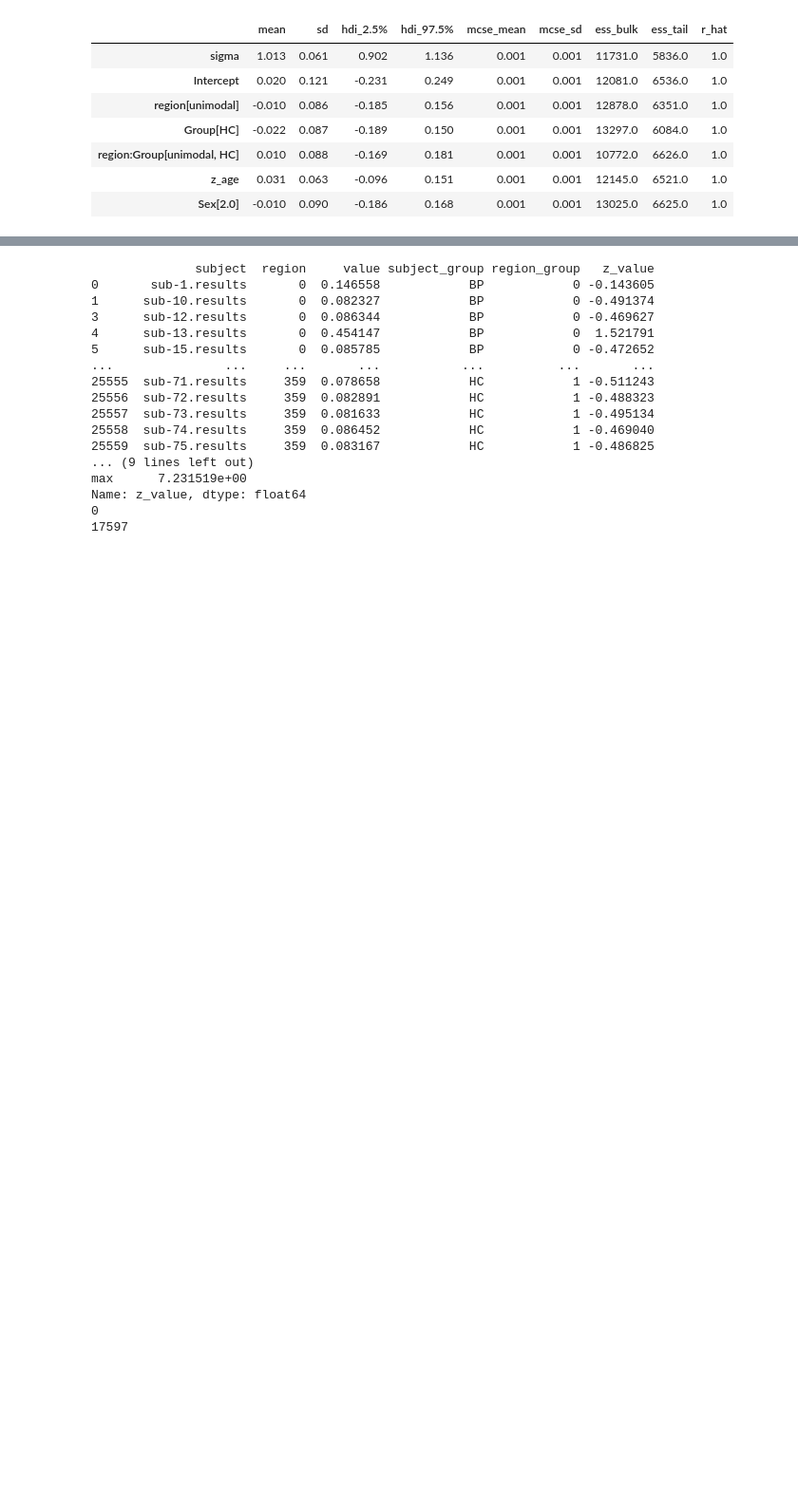
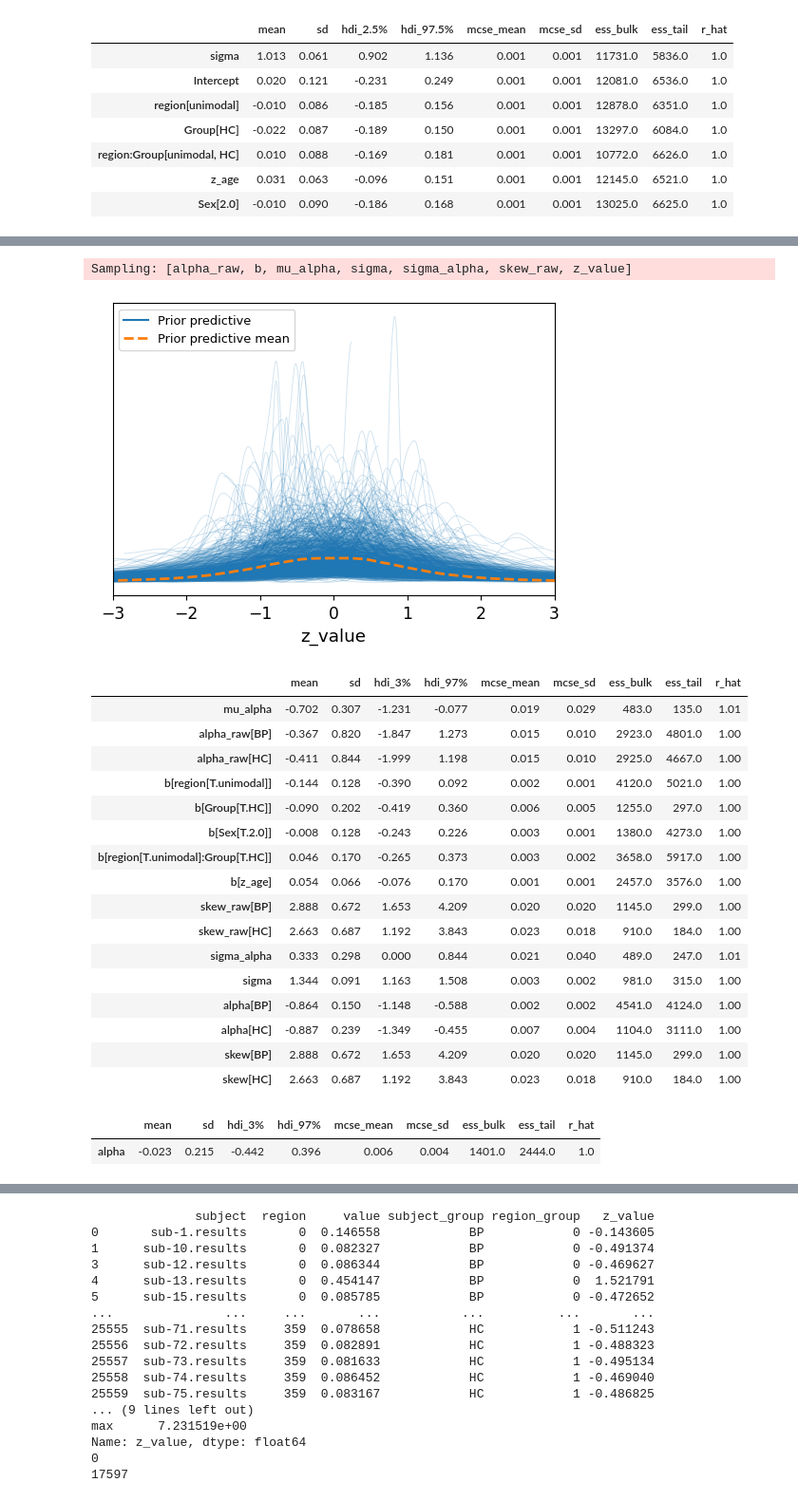
Before and after one commit to kaanka5312/FrequencySliding, a Jupyter notebook: Python/acw.ipynb, the cells around one changed output, grey strips where cells are left out. Shown at 95% size. Saved outputs shown, nothing was run; the diff lists cells and outputs as text; code cells hidden in the pictures; blank space fills up the shorter version.

```diff
--- a/Python/acw.ipynb
+++ b/Python/acw.ipynb
@@ -363,0 +440,59 @@ az.summary(fitted, hdi_prob=0.95)
+# %%
+import matplotlib.pyplot as plt
+import arviz as az
+with model:
+    prior_pred = pm.sample_prior_predictive(samples=1000, random_seed=123)
+
+az.plot_ppc(
+    prior_pred,
+    group="prior",          # <-- important: use prior, not posterior
+    data_pairs={"z_value": "z_value"},  # map model var -> observed name (often auto)
+    kind="kde",             # or "hist"
+    figsize=(6,4)
+)
+plt.xlim(-3, 3)  # Adjust limits based on your data range
+plt.show()
+
+az.summary(trace)
+# %% [output]
+Sampling: [alpha_raw, b, mu_alpha, sigma, sigma_alpha, skew_raw, z_value]
+[figure, added]
+|  | mean | sd | hdi_3% | hdi_97% | mcse_mean | mcse_sd | ess_bulk | ess_tail | r_hat |
+| mu_alpha | -0.702 | 0.307 | -1.231 | -0.077 | 0.019 | 0.029 | 483.0 | 135.0 | 1.01 |
+| alpha_raw[BP] | -0.367 | 0.820 | -1.847 | 1.273 | 0.015 | 0.010 | 2923.0 | 4801.0 | 1.00 |
+| alpha_raw[HC] | -0.411 | 0.844 | -1.999 | 1.198 | 0.015 | 0.010 | 2925.0 | 4667.0 | 1.00 |
+| b[region[T.unimodal]] | -0.144 | 0.128 | -0.390 | 0.092 | 0.002 | 0.001 | 4120.0 | 5021.0 | 1.00 |
+| b[Group[T.HC]] | -0.090 | 0.202 | -0.419 | 0.360 | 0.006 | 0.005 | 1255.0 | 297.0 | 1.00 |
+| b[Sex[T.2.0]] | -0.008 | 0.128 | -0.243 | 0.226 | 0.003 | 0.001 | 1380.0 | 4273.0 | 1.00 |
+| b[region[T.unimodal]:Group[T.HC]] | 0.046 | 0.170 | -0.265 | 0.373 | 0.003 | 0.002 | 3658.0 | 5917.0 | 1.00 |
+| b[z_age] | 0.054 | 0.066 | -0.076 | 0.170 | 0.001 | 0.001 | 2457.0 | 3576.0 | 1.00 |
+| skew_raw[BP] | 2.888 | 0.672 | 1.653 | 4.209 | 0.020 | 0.020 | 1145.0 | 299.0 | 1.00 |
+| skew_raw[HC] | 2.663 | 0.687 | 1.192 | 3.843 | 0.023 | 0.018 | 910.0 | 184.0 | 1.00 |
+| sigma_alpha | 0.333 | 0.298 | 0.000 | 0.844 | 0.021 | 0.040 | 489.0 | 247.0 | 1.01 |
+| sigma | 1.344 | 0.091 | 1.163 | 1.508 | 0.003 | 0.002 | 981.0 | 315.0 | 1.00 |
+| alpha[BP] | -0.864 | 0.150 | -1.148 | -0.588 | 0.002 | 0.002 | 4541.0 | 4124.0 | 1.00 |
+| alpha[HC] | -0.887 | 0.239 | -1.349 | -0.455 | 0.007 | 0.004 | 1104.0 | 3111.0 | 1.00 |
+| skew[BP] | 2.888 | 0.672 | 1.653 | 4.209 | 0.020 | 0.020 | 1145.0 | 299.0 | 1.00 |
+| skew[HC] | 2.663 | 0.687 | 1.192 | 3.843 | 0.023 | 0.018 | 910.0 | 184.0 | 1.00 |
+# %%
+import arviz as az
+
+# Extract the posterior samples
+alpha_posterior = trace.posterior["alpha"]  # shape: (chains, draws, group)
+
+# Get index for HC and BP
+groups = trace.posterior["alpha"].group.values
+idx_HC = list(groups).index("HC")
+idx_BP = list(groups).index("BP")
+
+# Compute the difference
+alpha_diff = alpha_posterior.sel(group="HC") - alpha_posterior.sel(group="BP")
+
+# Or if working with numpy directly:
+# alpha_diff = alpha_posterior[:,:,idx_HC] - alpha_posterior[:,:,idx_BP]
+
+# Summarize the difference
+az.summary(alpha_diff, hdi_prob=0.94)
+# %% [output]
+|  | mean | sd | hdi_3% | hdi_97% | mcse_mean | mcse_sd | ess_bulk | ess_tail | r_hat |
+| alpha | -0.023 | 0.215 | -0.442 | 0.396 | 0.006 | 0.004 | 1401.0 | 2444.0 | 1.0 |
```
Also changed, not shown: parts of 10 cells of this notebook, 1 other file.
